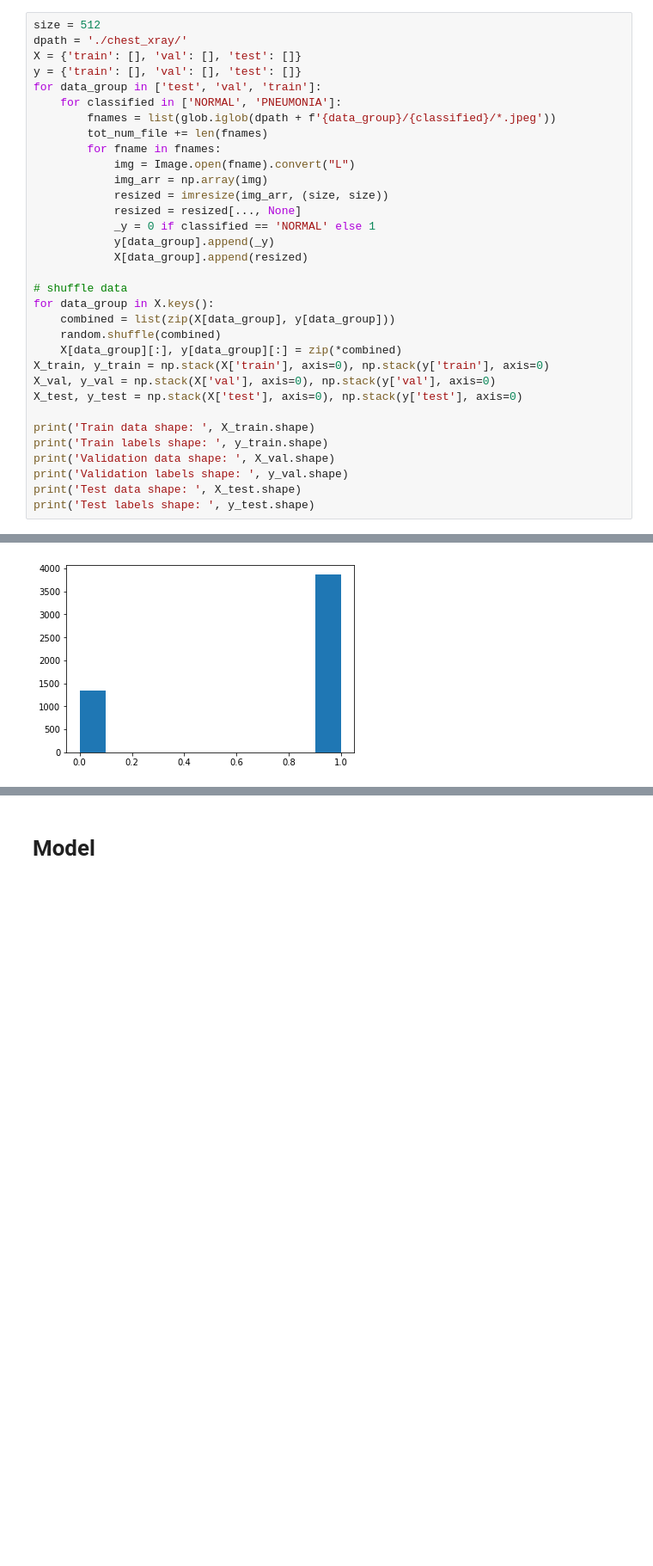
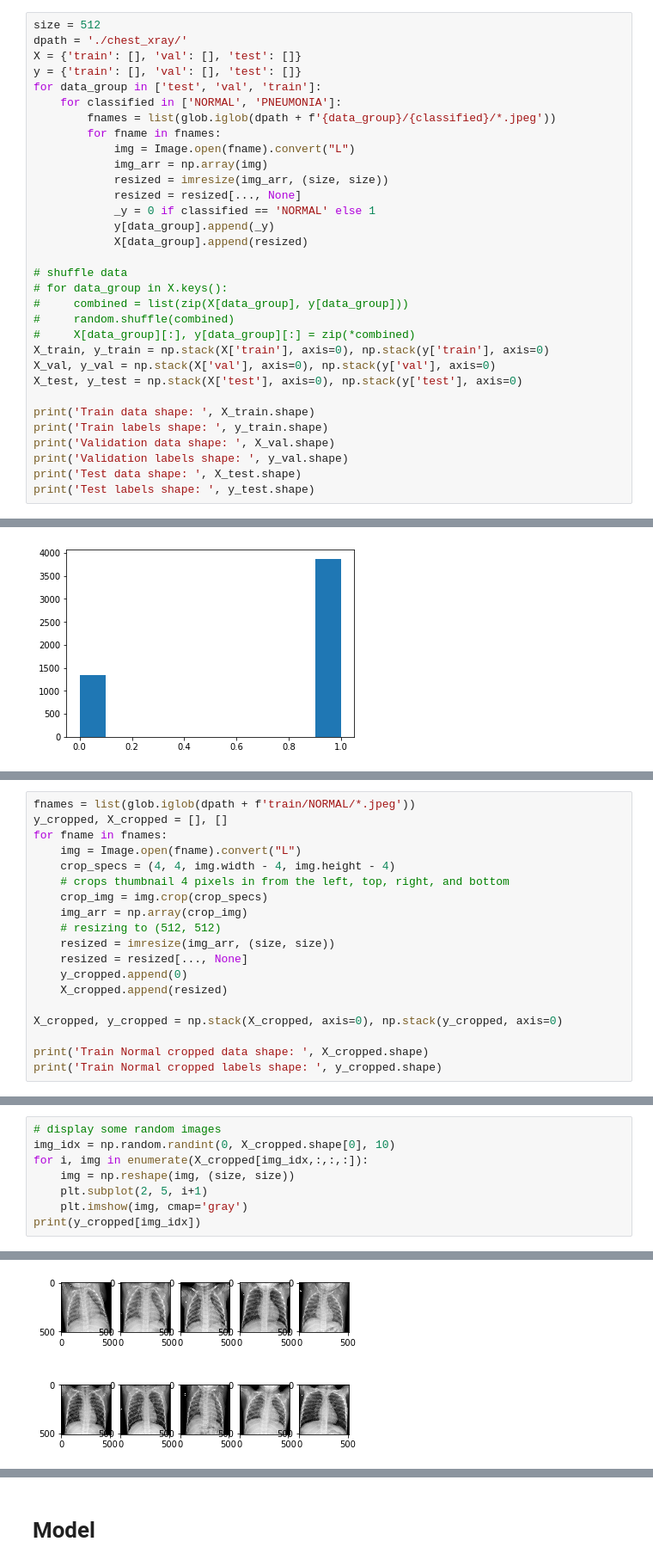
Before and after one commit to quangntran/pneumonia-classifier, a Jupyter notebook: Pneumonia Detector Notebook.ipynb, the cells around one changed output, grey strips where cells are left out. Shown at 86% size. Drawn from its saved outputs; the diff is of its cells as text; blank space fills up the shorter version.

```diff
--- a/Pneumonia Detector Notebook.ipynb
+++ b/Pneumonia Detector Notebook.ipynb
@@ -48,7 +48,6 @@ y = {'train': [], 'val': [], 'test': []}
 for data_group in ['test', 'val', 'train']:
     for classified in ['NORMAL', 'PNEUMONIA']:
         fnames = list(glob.iglob(dpath + f'{data_group}/{classified}/*.jpeg'))
-        tot_num_file += len(fnames)
         for fname in fnames:
             img = Image.open(fname).convert("L")
             img_arr = np.array(img)
@@ -59,10 +58,10 @@ for data_group in ['test', 'val', 'train']:
             X[data_group].append(resized)
 
 # shuffle data
-for data_group in X.keys():
-    combined = list(zip(X[data_group], y[data_group]))
-    random.shuffle(combined)
-    X[data_group][:], y[data_group][:] = zip(*combined)
+# for data_group in X.keys():
+#     combined = list(zip(X[data_group], y[data_group]))
+#     random.shuffle(combined)
+#     X[data_group][:], y[data_group][:] = zip(*combined)
 X_train, y_train = np.stack(X['train'], axis=0), np.stack(y['train'], axis=0)
 X_val, y_val = np.stack(X['val'], axis=0), np.stack(y['val'], axis=0)
 X_test, y_test = np.stack(X['test'], axis=0), np.stack(y['test'], axis=0)
@@ -108,0 +108,19 @@ Assume that this is a good approximate to the true distribution of pneunomia sta
+# %%
+fnames = list(glob.iglob(dpath + f'train/NORMAL/*.jpeg'))
+y_cropped, X_cropped = [], []
+for fname in fnames:
+    img = Image.open(fname).convert("L")
+    crop_specs = (4, 4, img.width - 4, img.height - 4)
+    # crops thumbnail 4 pixels in from the left, top, right, and bottom
+    crop_img = img.crop(crop_specs)
+    img_arr = np.array(crop_img)
+    # resizing to (512, 512)
+    resized = imresize(img_arr, (size, size))
+    resized = resized[..., None]
+    y_cropped.append(0)
+    X_cropped.append(resized)
+
+X_cropped, y_cropped = np.stack(X_cropped, axis=0), np.stack(y_cropped, axis=0)
+
+print('Train Normal cropped data shape: ', X_cropped.shape)
+print('Train Normal cropped labels shape: ', y_cropped.shape)
@@ -108,0 +133,9 @@ Assume that this is a good approximate to the true distribution of pneunomia sta
+# %%
+# display some random images
+img_idx = np.random.randint(0, X_cropped.shape[0], 10)
+for i, img in enumerate(X_cropped[img_idx,:,:,:]):
+    img = np.reshape(img, (size, size))
+    plt.subplot(2, 5, i+1)
+    plt.imshow(img, cmap='gray')
+print(y_cropped[img_idx])
+# %% [output]
@@ -108,0 +143 @@ Assume that this is a good approximate to the true distribution of pneunomia sta
+[figure, added]
```
Also changed, not shown: parts of 6 cells of this notebook.
